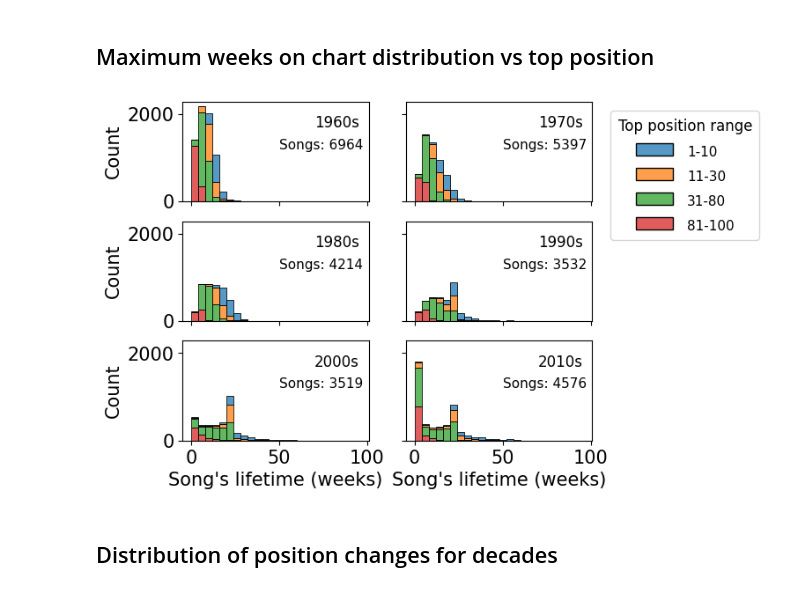
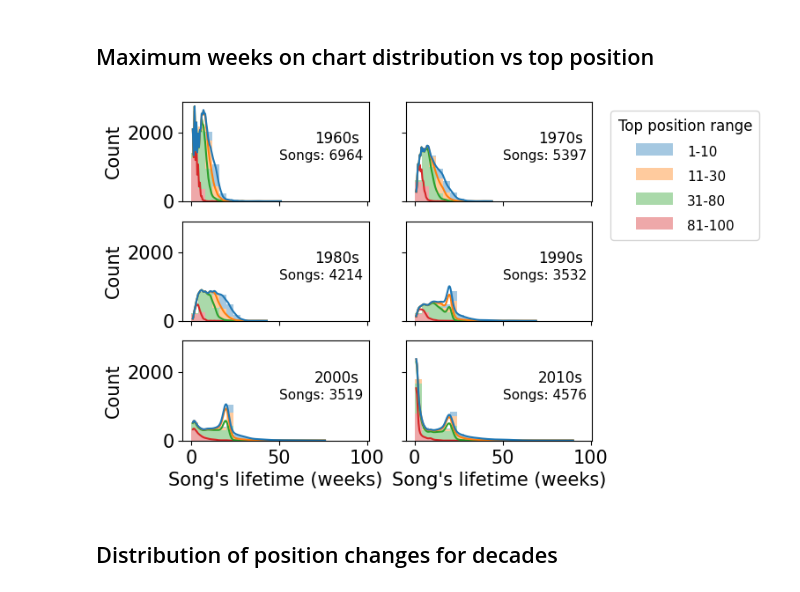
Before and after one commit to martalech/pop_charts_dynamics, a Jupyter notebook: data_statistics_decades.ipynb, the cells around one changed output. Drawn from its saved outputs; the diff is of its cells as text; code cells hidden in the pictures.

```diff
--- a/data_statistics_decades.ipynb
+++ b/data_statistics_decades.ipynb
@@ -78,39 +78,42 @@ for decade in range(1960, 2020, 10):
     billboard_hot_100_subset = billboard_hot_100[billboard_hot_100["decade"] == str(decade) + "s"]
     billboard_hot_100_subset = billboard_hot_100_subset[["artist_song", "Top position range", "max_weeks_on_chart"]].drop_duplicates()
     histplots.append(sns.histplot(data=billboard_hot_100_subset, x="max_weeks_on_chart", hue="Top position range", multiple="stack", bins=range(0, 100, 4),
-                            label=str(decade) + "s", ax=axes[row_i, col_i], legend=(row_i == 0 and col_i == 1)))
+                            label=str(decade) + "s", ax=axes[row_i, col_i], legend=(row_i == 0 and col_i == 1), kde=True, alpha=0.4,
+                            edgecolor=None))
+
+    # histplots.append(billboard_hot_100_subset.plot.area(x="max_weeks_on_chart", y="Top position range", ax=axes[row_i, col_i], legend=(row_i == 0 and col_i == 1)))
     number_of_songs_in_decade = billboard_hot_100_subset.shape[0]
     # billboard_hot_100_subset = billboard_hot_100[["artist_song", "Top position range", "max_weeks_on_chart"]].drop_duplicates()
     # histplot = sns.histplot(data=billboard_hot_100_subset, x="max_weeks_on_chart", hue="Top position range", multiple="stack", bins=range(0, 100, 3))
     axes[row_i, col_i].set_title(None)
     axes[row_i, col_i].text(70, 1700, f"{decade}s", fontsize=12)
     axes[row_i, col_i].text(50, 1200, f"Songs: {number_of_songs_in_decade}", fontsize=11)
     if row_i == 2:
         axes[row_i, col_i].set_xlabel("Song's lifetime (weeks)")
     else:
         axes[row_i, col_i].set_xlabel(None)
     if col_i == 0:
         axes[row_i, col_i].set_ylabel("Count")
     else:
         axes[row_i, col_i].set_ylabel(None)
     #axes[row_i, col_i].set_xlim(right=70)
 
     col_i += 1
     if col_i == 2:
         col_i = 0
         row_i += 1
 
 plt.setp(histplots[1].get_legend(), bbox_to_anchor=(1.05, 1))
 # plt.setp(histplots[1].get_legend(), loc="upper left")
 plt.setp(histplots[1].get_legend().get_title(), fontsize='12')
 plt.setp(histplots[1].get_legend().get_texts(), fontsize='11')
 plt.xlabel("Song's lifetime (weeks)")
 plt.ylabel("Count")
 
-plt.savefig("figures/max_weeks_on_chart_distribution_per_top_position_range.pdf", format="pdf", bbox_inches='tight')
+plt.savefig("figures/max_weeks_on_chart_distribution_per_top_position_range.pdf", format="pdf", bbox_inches='tight', dpi=300)
 plt.show()
 # %% [output]
-[figure, old version]
+[figure, new version]
 # %% [markdown]
 ## Distribution of position changes for decades
 # %%
```
Also changed, not shown: 8 other files.
